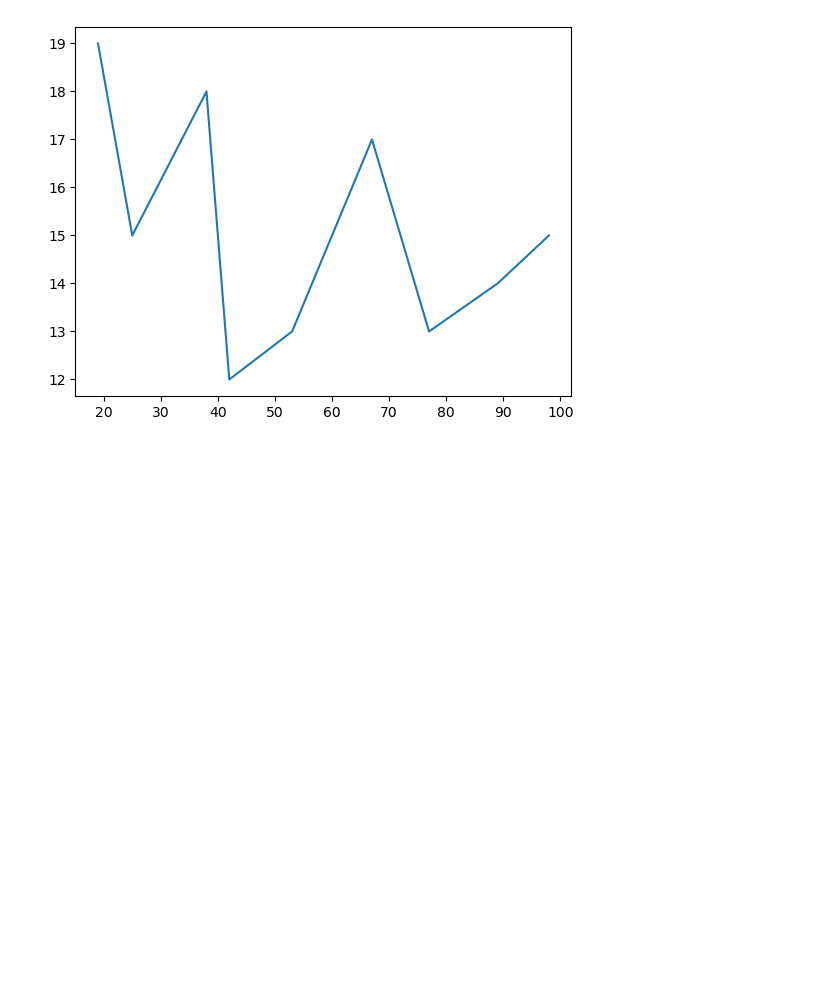
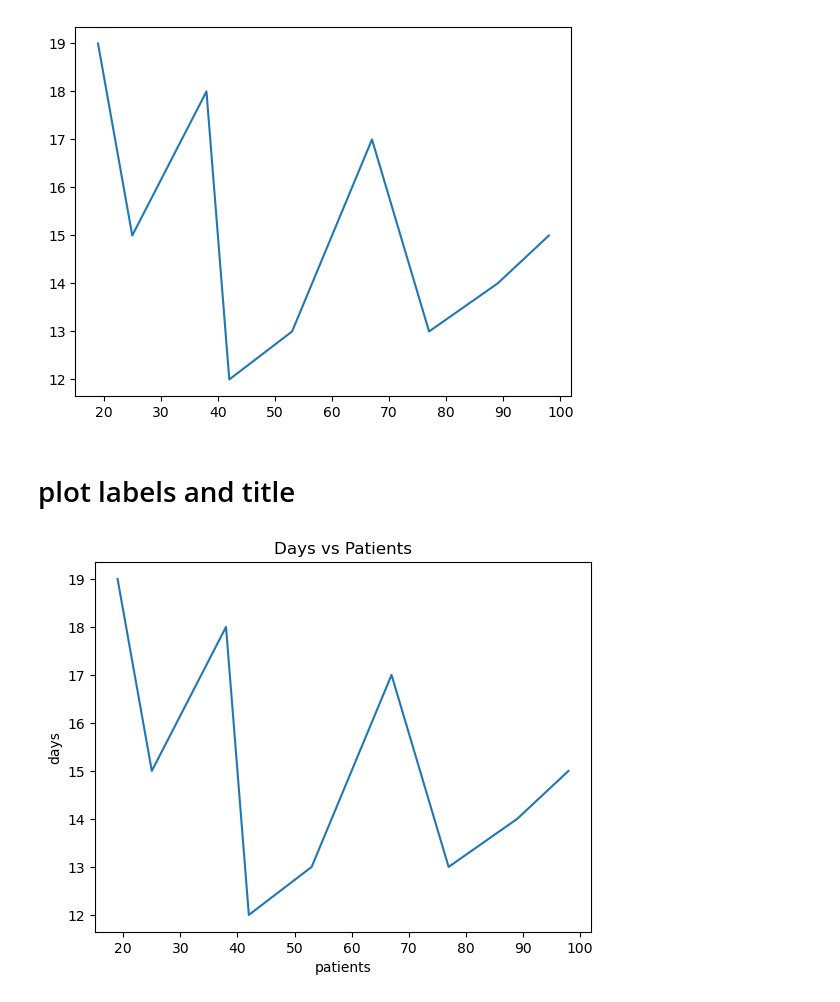
Before and after one commit to shahmeerkhan12/Machine-Learning, a Jupyter notebook: matplotlib/plot_methods.ipynb, the cells around one changed output. Drawn from its saved outputs; the diff is of its cells as text; code cells hidden in the pictures; blank space fills up the shorter version.

```diff
--- a/matplotlib/plot_methods.ipynb
+++ b/matplotlib/plot_methods.ipynb
@@ -33,3 +33,14 @@ room.plot(x,y)
 plt.show()
 # %% [output]
 [figure]
+# %% [markdown]
+# plot labels and title
+# %%
+home, room = plt.subplots()
+room.plot(x,y)
+room.set(title="Days vs Patients",
+        ylabel='days',
+        xlabel='patients')
+plt.show()
+# %% [output]
+[figure, added]
```
